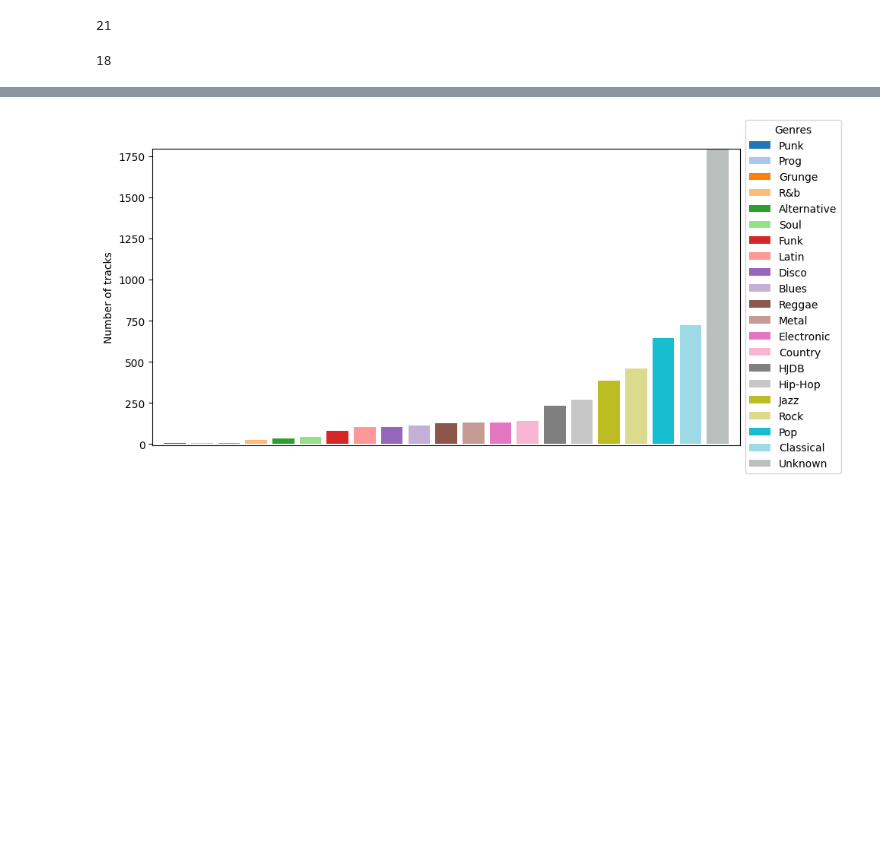
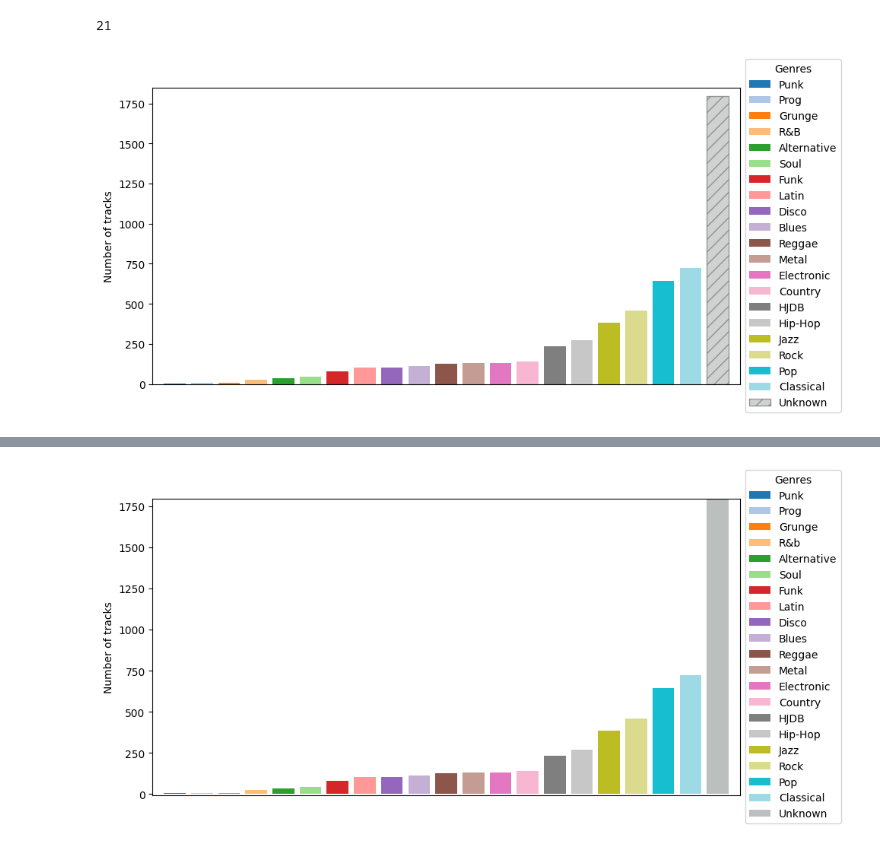
Before and after one commit to PulyaPolya/genres, a Jupyter notebook: dataset/beat_this_data.ipynb, the cells around one changed output, grey strips where cells are left out. Saved outputs shown, nothing was run; the diff lists cells and outputs as text; code cells hidden in the pictures; blank space fills up the shorter version.

```diff
--- a/dataset/beat_this_data.ipynb
+++ b/dataset/beat_this_data.ipynb
@@ -2486,10 +2657,61 @@ genre_counts
 len(genre_counts)
 # %% [output]
 21
-# %%
-len(colors)
-# %% [output]
-18
+# %%
+
+from matplotlib.patches import Patch
+import matplotlib.cm as cm
+import matplotlib.pyplot as plt
+names = [name.replace("_", " ") for name in genre_counts.keys()]
+values = list(genre_counts.values())
+num_genres = len(names)
+
+# Generate colors
+cmap = cm.get_cmap('tab20', num_genres)
+#colors = [cmap(i) for i in range(num_genres)]#
+colors = {genre: cmap(i % 20) for i, genre in enumerate(names)}
+#colors["Unknown"] = "grey"
+colors["Unknown"] = "#bbbfbd"
+
+# Plot
+alpha, color = 0.7, "#777777"
+plt.figure(figsize=(10, 5))
+x_pos = np.arange(num_genres)
+bars = plt.bar(x_pos, values, color=[colors[g] for g in names])
+for bar, genre in zip(bars, names):
+    if genre == "Unknown":
+        bar.set_hatch("//")      # try "///", "\\\\", "xx", "..", etc.
+        bar.set_alpha(alpha)
+        bar.set_edgecolor(color)
+
+# Hide x-axis labels
+plt.xticks([])  # removes genre names below bars
+
+# Set limits and labels
+plt.ylim(min(values) - 10, max(values) + 3)
+plt.ylabel("Number of tracks")
+#plt.title("1517-Artists")
+plt.margins(x=0.02)
+
+# Add legend on the side
+legend_elements = []
+for i, g in enumerate(names):
+    if g == "Unknown":
+        legend_elements.append(
+            Patch(facecolor=colors[g], hatch="//", edgecolor=color, label=g, alpha=alpha)
+        )
+    else:
+        legend_elements.append(
+            Patch(facecolor=colors[g], label=g)
+        )
+#legend_elements = [Patch(facecolor=colors[names[i]], label=names[i]) for i in range(num_genres)]
+plt.legend(handles=legend_elements, loc='center left', bbox_to_anchor=(1, 0.5), title="Genres")
+plt.ylim(0, 1850)
+plt.tight_layout()
+plt.savefig("figures/all_genres_distribution_unk_dashed.pdf", format="pdf", bbox_inches="tight")
+plt.show()
+# %% [output]
+[figure, added]
 # %%
 
 from matplotlib.patches import Patch
```
Also changed, not shown: parts of 26 cells of this notebook, 3 other files.
